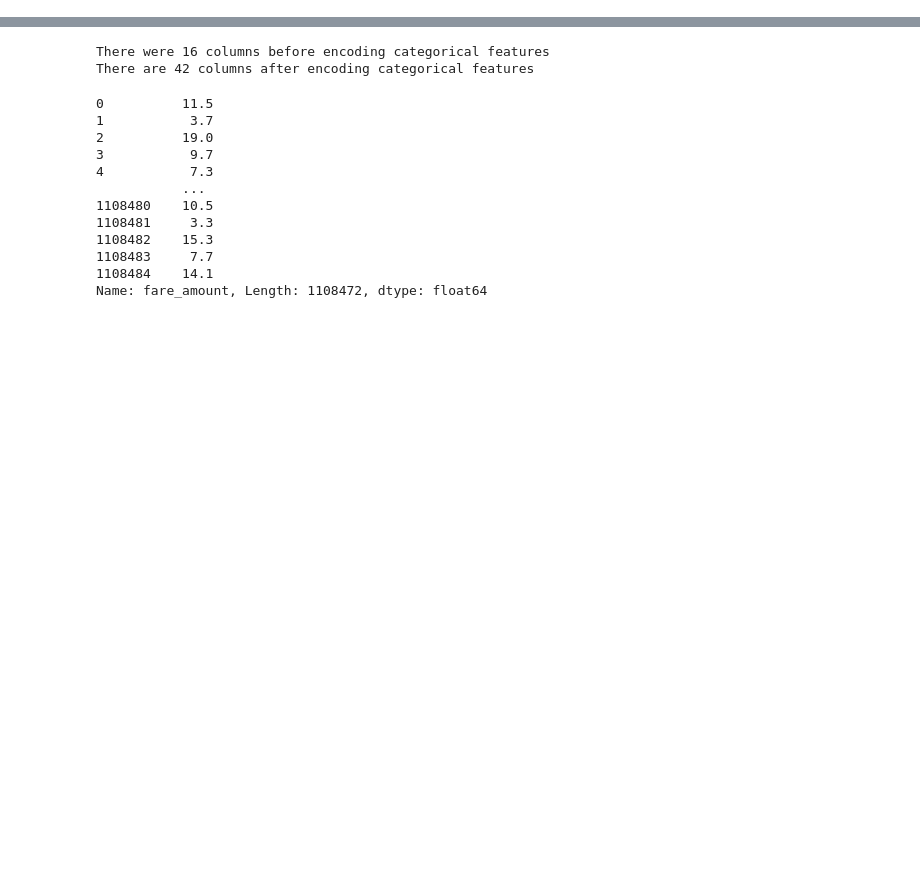
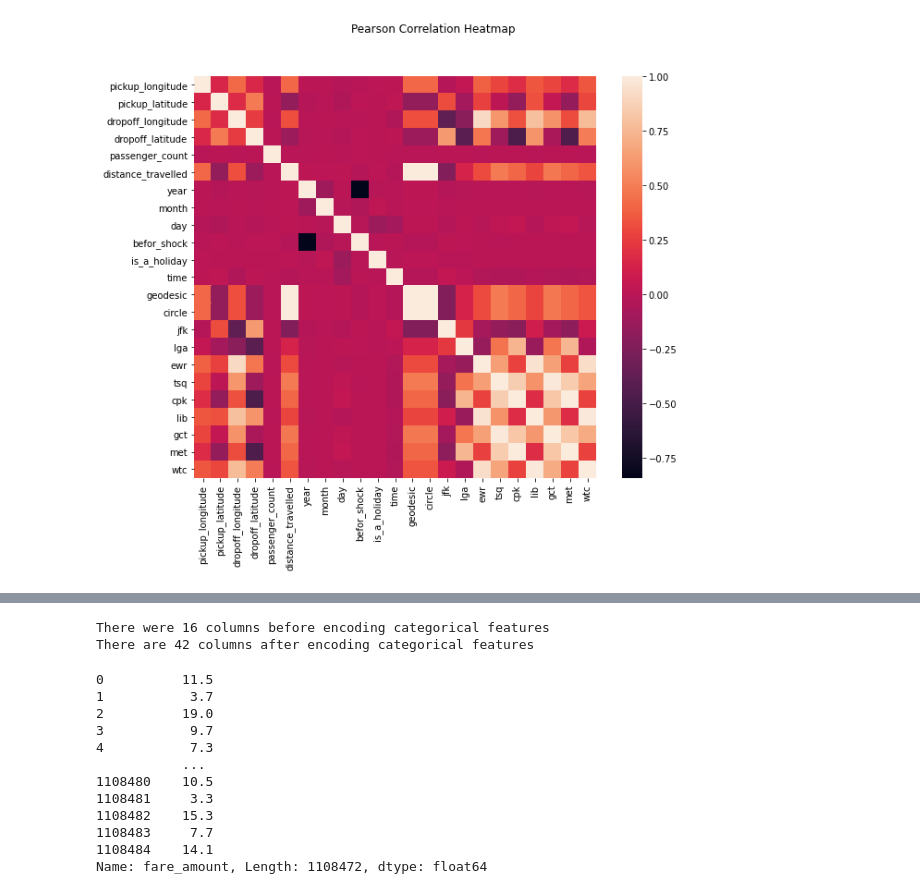
Before and after one commit to Rkatiki/NYC-Fare, a Jupyter notebook: NYC-TaxiFare.ipynb, the cells around one changed output, grey strips where cells are left out. Cells and saved outputs as stored; diff of their text form; code cells hidden in the pictures; blank space fills up the shorter version.

```diff
--- a/NYC-TaxiFare.ipynb
+++ b/NYC-TaxiFare.ipynb
@@ -29,6 +29,18 @@ df1.head()
 # %%
 df['pickup_datetime'] = pd.to_datetime(df['pickup_datetime'],utc=True)
 df1['pickup_datetime'] = pd.to_datetime(df1['pickup_datetime'],utc=True)
+# %%
+
+df.dropna(inplace=True)
+
+df.drop(df.index[(df.pickup_longitude < -75) |
+           (df.pickup_longitude > -72) |
+           (df.pickup_latitude < 40) |
+           (df.pickup_latitude > 42)],inplace=True)
+df.drop(df.index[(df.dropoff_longitude < -75) |
+           (df.dropoff_longitude > -72) |
+           (df.dropoff_latitude < 40) |
+           (df.dropoff_latitude > 42)],inplace=True)
 # %%
 X_train = df.iloc[:,2:]
 Y_train = df['fare_amount']
@@ -68,3 +62,6 @@ Successfully installed haversine-2.3.0
+# %%
+import holidays
+us_holidays = holidays.US()
 # %%
 import haversine as hs
 from tqdm import tqdm
@@ -109,0 +215,26 @@ df1["time"] = df1["pickup_datetime"].apply(lambda x: x.hour * 60 + x.minute)
+# %%
+def calc_dists(df):
+    df['geodesic'] = df.apply(lambda x: geodesic_dist(x), axis = 1 )
+    df['circle'] = df.apply(lambda x: circle_dist(x), axis = 1 )
+    df['jfk'] = df.apply(lambda x: jfk_dist(x), axis = 1 )
+    df['lga'] = df.apply(lambda x: lga_dist(x), axis = 1 )
+    df['ewr'] = df.apply(lambda x: ewr_dist(x), axis = 1 )
+    df['tsq'] = df.apply(lambda x: tsq_dist(x), axis = 1 )
+    df['cpk'] = df.apply(lambda x: cpk_dist(x), axis = 1 )
+    df['lib'] = df.apply(lambda x: lib_dist(x), axis = 1 )
+    df['gct'] = df.apply(lambda x: gct_dist(x), axis = 1 )
+    df['met'] = df.apply(lambda x: met_dist(x), axis = 1 )
+    df['wtc'] = df.apply(lambda x: wtc_dist(x), axis = 1 )
+    return df
+# %%
+df = calc_dists(df)
+df1 = calc_dists(df1)
+# %%
+import matplotlib.pyplot as plt
+import seaborn as sns
+plt.figure(figsize=(10, 8))
+sns.heatmap(df.drop('fare_amount', axis=1).corr(), square=True)
+plt.suptitle('Pearson Correlation Heatmap')
+plt.show();
+# %% [output]
+[figure, added]
```
Also changed, not shown: parts of 11 cells of this notebook, 1 other file.
